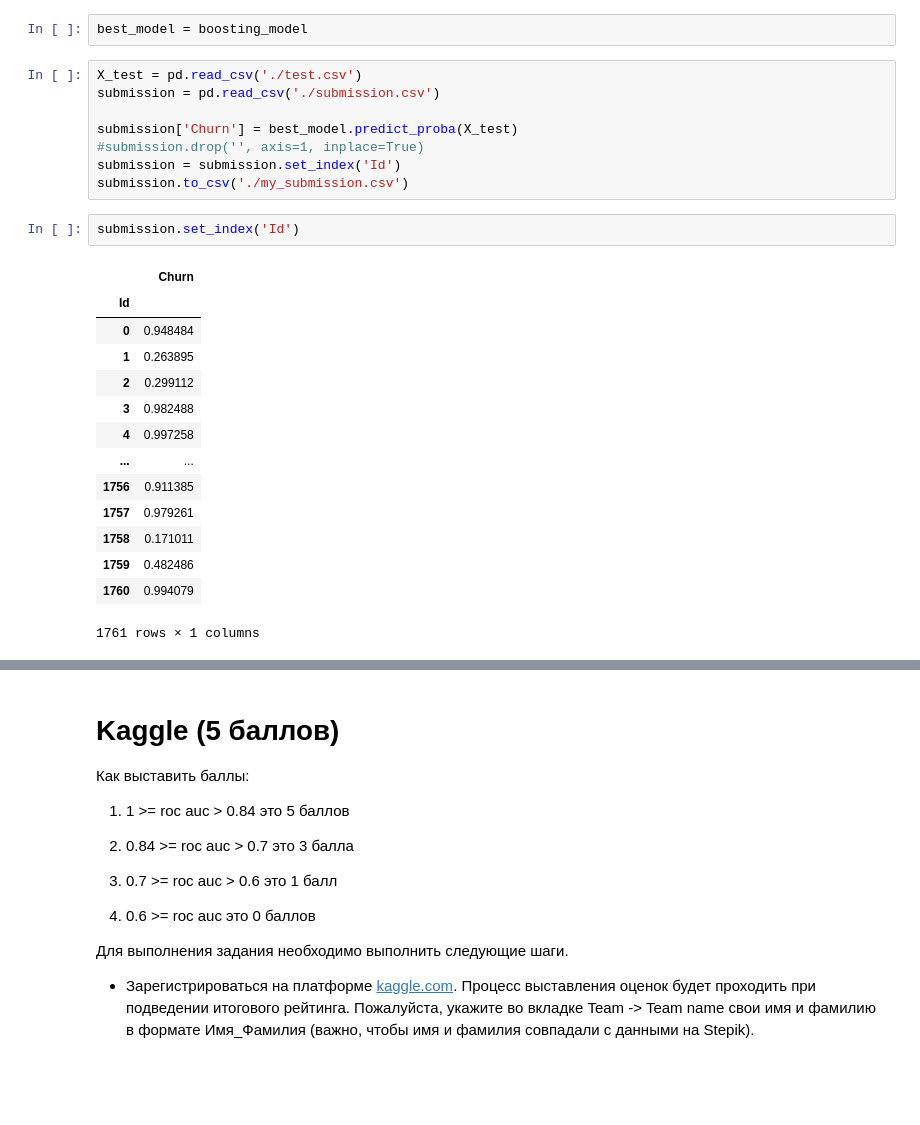
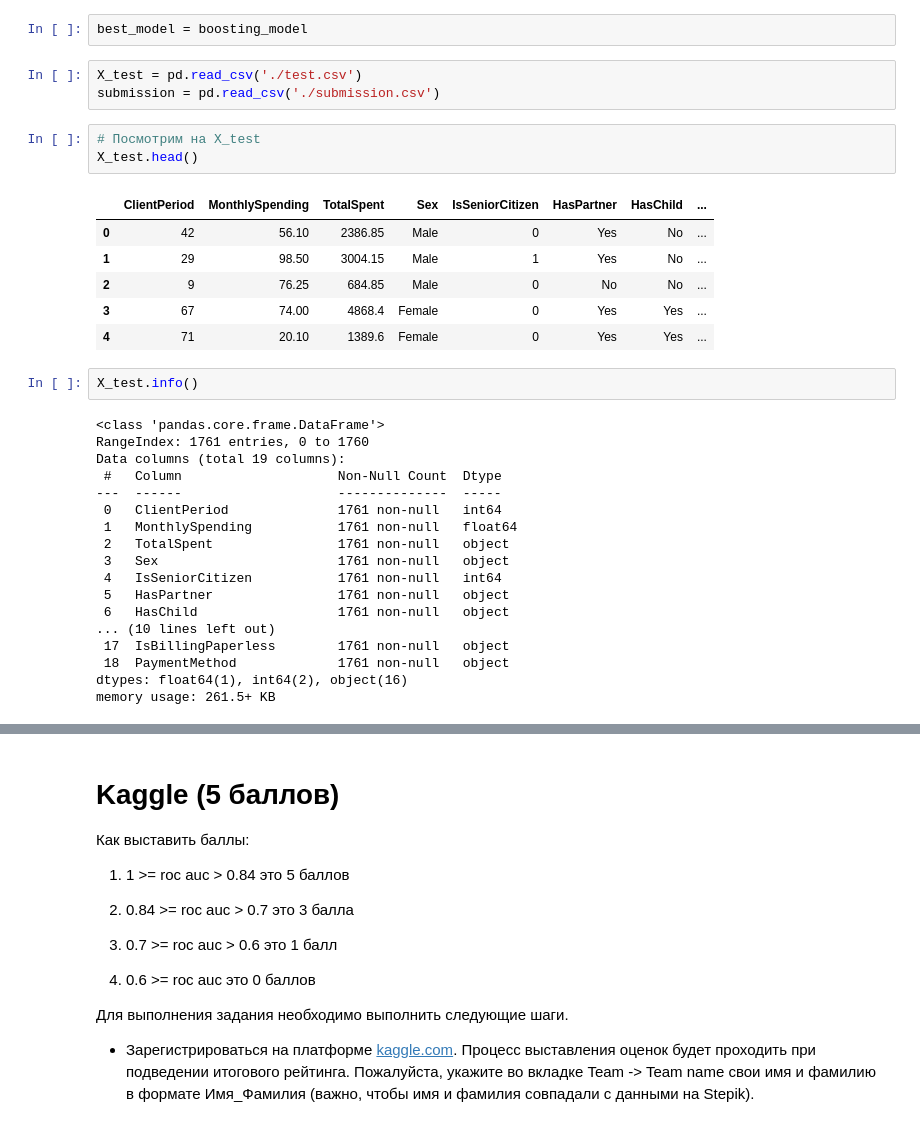
Before and after one commit to Egorblin/user_churn, a Jupyter notebook: baseline.ipynb, the cells around one changed output, grey strips where cells are left out. Drawn from its saved outputs; the diff is of its cells as text; blank space fills up the shorter version.

```diff
--- a/baseline.ipynb
+++ b/baseline.ipynb
@@ -419,25 +419,33 @@ best_model = boosting_model
 # %%
 X_test = pd.read_csv('./test.csv')
 submission = pd.read_csv('./submission.csv')
-
-submission['Churn'] = best_model.predict_proba(X_test)
-#submission.drop('', axis=1, inplace=True)
-submission = submission.set_index('Id')
-submission.to_csv('./my_submission.csv')
-# %%
-submission.set_index('Id')
-# %% [output]
-|  | Churn |
-| Id |  |
-| 0 | 0.948484 |
-| 1 | 0.263895 |
-| 2 | 0.299112 |
-| 3 | 0.982488 |
-| 4 | 0.997258 |
-| ... | ... |
-| 1756 | 0.911385 |
-| 1757 | 0.979261 |
-| 1758 | 0.171011 |
-| 1759 | 0.482486 |
-| 1760 | 0.994079 |
-1761 rows × 1 columns
+# %%
+# Посмотрим на X_test
+X_test.head()
+# %% [output]
+|  | ClientPeriod | MonthlySpending | TotalSpent | Sex | IsSeniorCitizen | HasPartner | HasChild | ... |
+| 0 | 42 | 56.10 | 2386.85 | Male | 0 | Yes | No | ... |
+| 1 | 29 | 98.50 | 3004.15 | Male | 1 | Yes | No | ... |
+| 2 | 9 | 76.25 | 684.85 | Male | 0 | No | No | ... |
+| 3 | 67 | 74.00 | 4868.4 | Female | 0 | Yes | Yes | ... |
+| 4 | 71 | 20.10 | 1389.6 | Female | 0 | Yes | Yes | ... |
+# %%
+X_test.info()
+# %% [output]
+<class 'pandas.core.frame.DataFrame'>
+RangeIndex: 1761 entries, 0 to 1760
+Data columns (total 19 columns):
+ #   Column                    Non-Null Count  Dtype
+---  ------                    --------------  -----
+ 0   ClientPeriod              1761 non-null   int64
+ 1   MonthlySpending           1761 non-null   float64
+ 2   TotalSpent                1761 non-null   object
+ 3   Sex                       1761 non-null   object
+ 4   IsSeniorCitizen           1761 non-null   int64
+ 5   HasPartner                1761 non-null   object
+ 6   HasChild                  1761 non-null   object
+... (10 lines left out)
+ 17  IsBillingPaperless        1761 non-null   object
+ 18  PaymentMethod             1761 non-null   object
+dtypes: float64(1), int64(2), object(16)
+memory usage: 261.5+ KB
```
Also changed, not shown: parts of 5 cells of this notebook.
